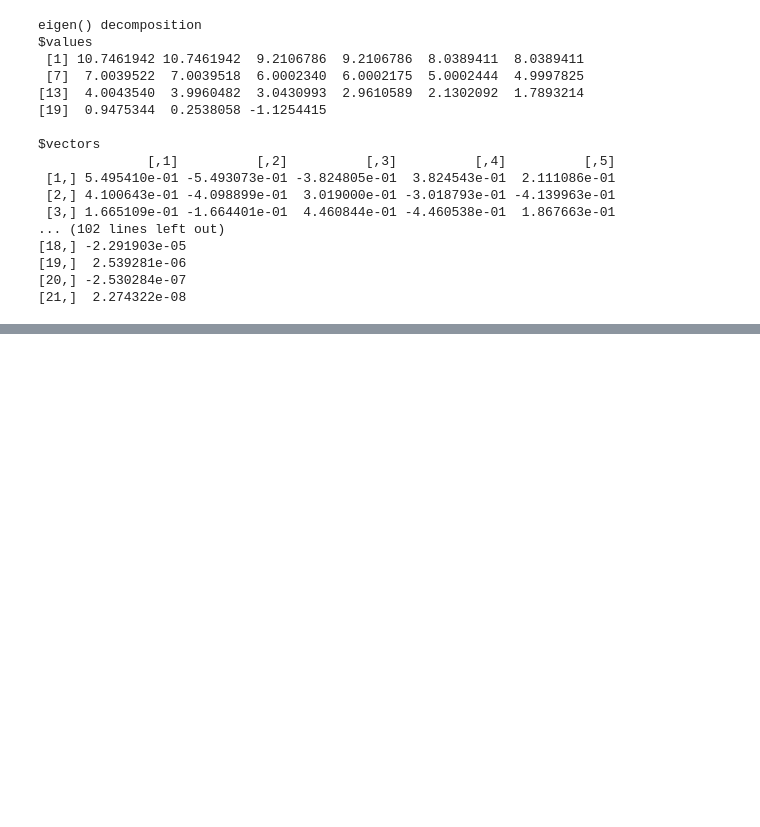
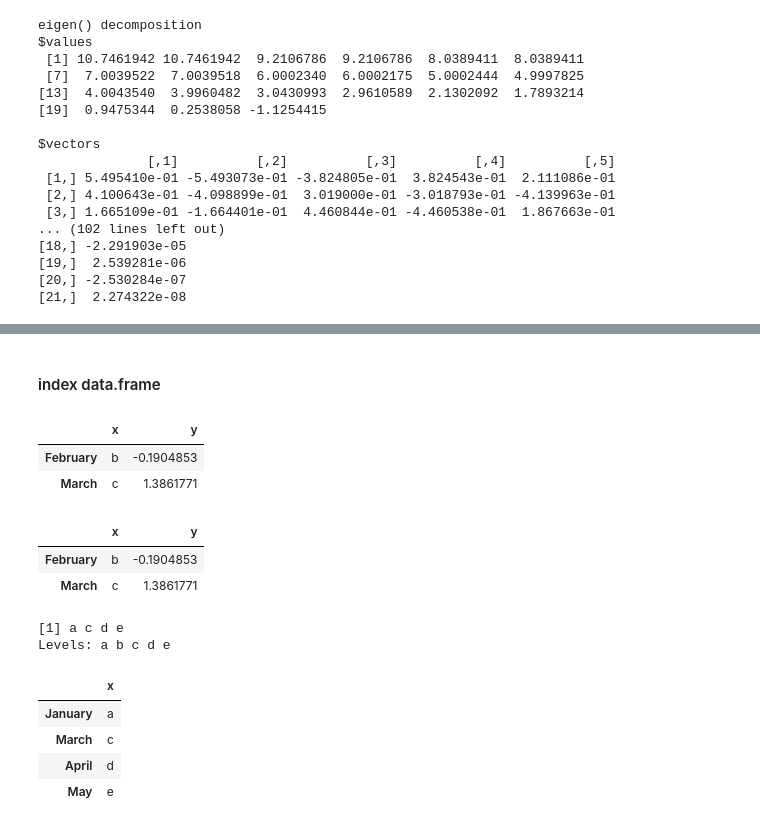
Before and after one commit to KayTony/R-in-Action, a Jupyter notebook: experiments/learning R.ipynb, the cells around one changed output, grey strips where cells are left out. Saved outputs shown, nothing was run; the diff lists cells and outputs as text; code cells hidden in the pictures; blank space fills up the shorter version.

```diff
--- a/experiments/learning R.ipynb
+++ b/experiments/learning R.ipynb
@@ -361,0 +599,27 @@ $vectors
+# %% [markdown]
+#### index data.frame
+# %%
+a_df[2:3, -3]
+# %% [output]
+|  | x | y |
+| February | b | -0.1904853 |
+| March | c | 1.3861771 |
+# %%
+a_df[c(FALSE, TRUE, TRUE, FALSE, FALSE), c("x", "y")]
+# %% [output]
+|  | x | y |
+| February | b | -0.1904853 |
+| March | c | 1.3861771 |
+# %%
+a_df[a_df$y >0 | a_df$z, "x"]
+# %% [output]
+[1] a c d e
+Levels: a b c d e
+# %%
+subset(a_df, y>0|z, x)
+# %% [output]
+|  | x |
+| January | a |
+| March | c |
+| April | d |
+| May | e |
```
Also changed, not shown: parts of 36 cells of this notebook.
